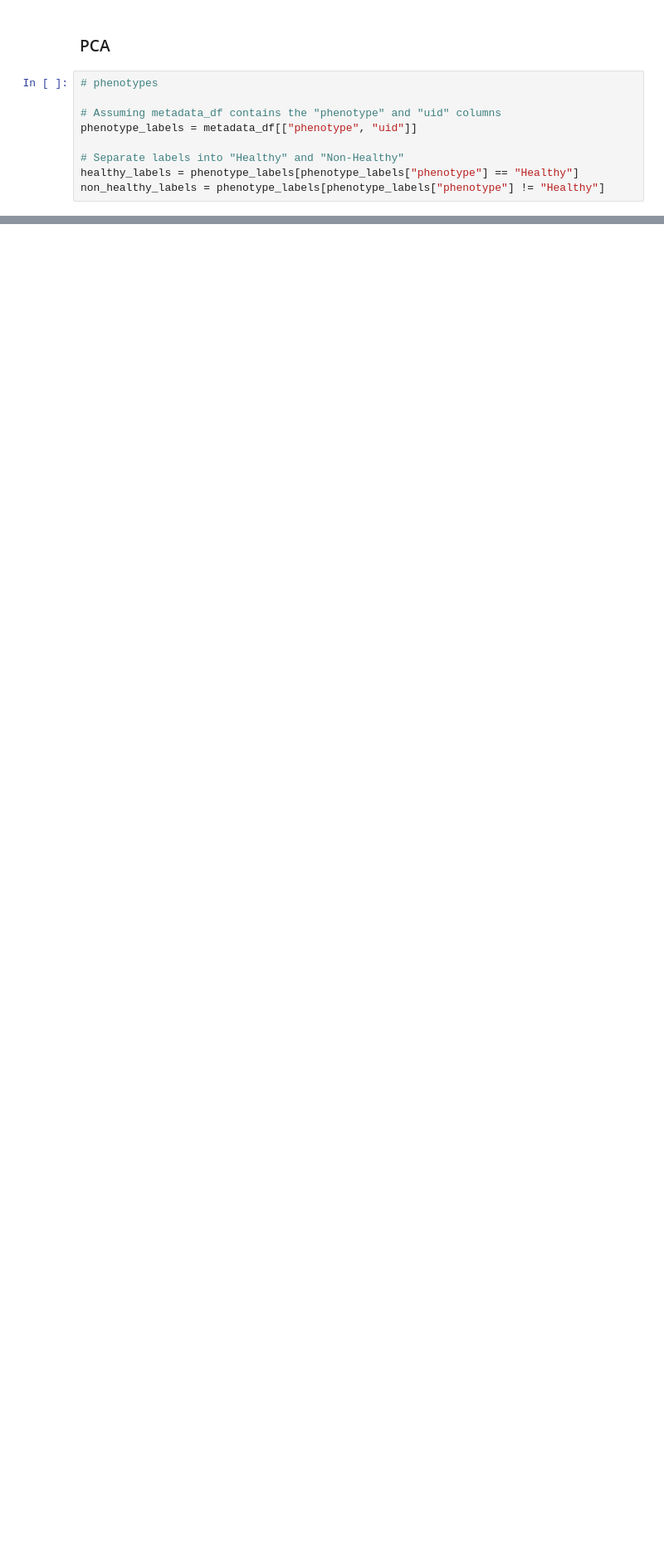
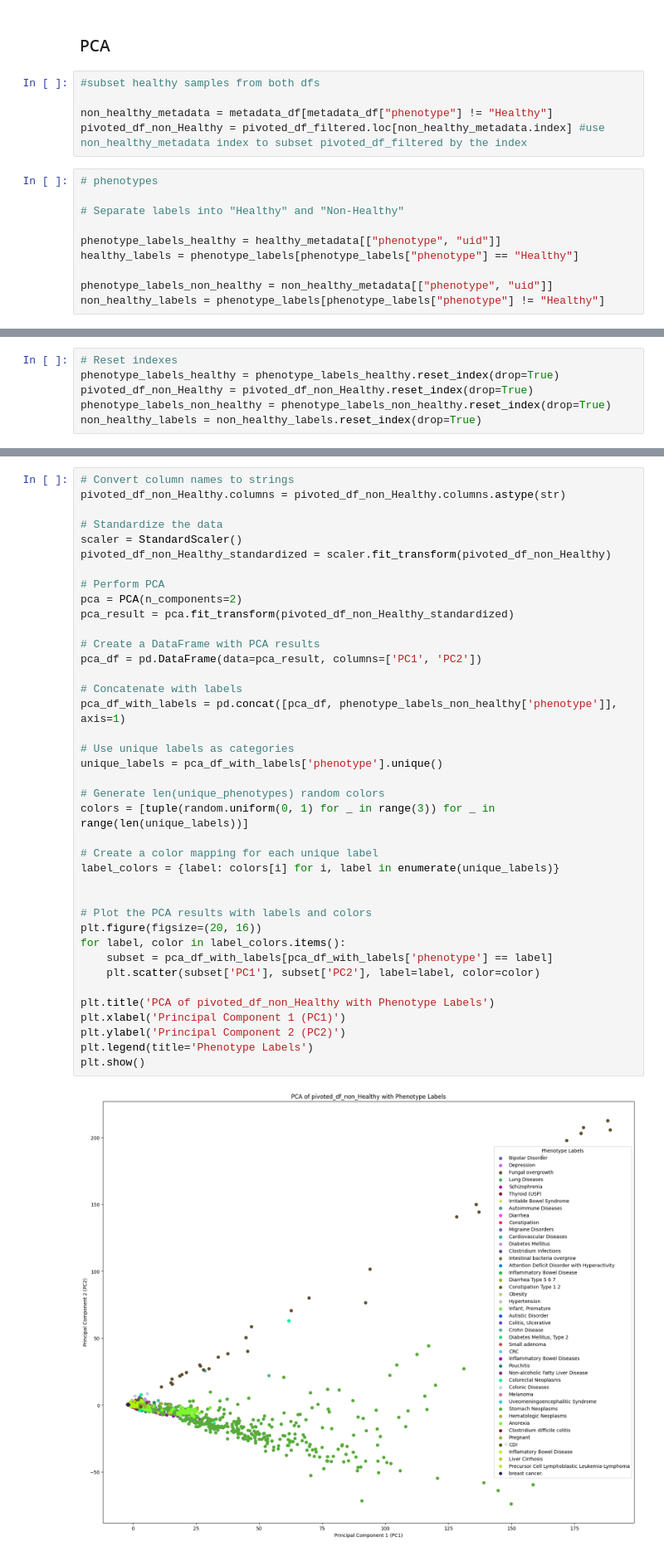
Before and after one commit to manuelgug/ML_disease_prediction_microbiome, a Jupyter notebook: MIcrobiome_x_Health_ML.ipynb, the cells around one changed output, grey strips where cells are left out. Shown at 83% size. Drawn from its saved outputs; the diff is of its cells as text; blank space fills up the shorter version.

```diff
--- a/MIcrobiome_x_Health_ML.ipynb
+++ b/MIcrobiome_x_Health_ML.ipynb
@@ -336,12 +271,18 @@ plt.show()
 [figure]
 # %% [markdown]
 ### PCA
+# %%
+#subset healthy samples from both dfs
+
+non_healthy_metadata = metadata_df[metadata_df["phenotype"] != "Healthy"]
+pivoted_df_non_Healthy = pivoted_df_filtered.loc[non_healthy_metadata.index] #use non_healthy_metadata index to subset pivoted_df_filtered by the index
 # %%
 # phenotypes
 
-# Assuming metadata_df contains the "phenotype" and "uid" columns
-phenotype_labels = metadata_df[["phenotype", "uid"]]
+# Separate labels into "Healthy" and "Non-Healthy"
 
-# Separate labels into "Healthy" and "Non-Healthy"
+phenotype_labels_healthy = healthy_metadata[["phenotype", "uid"]]
 healthy_labels = phenotype_labels[phenotype_labels["phenotype"] == "Healthy"]
+
+phenotype_labels_non_healthy = non_healthy_metadata[["phenotype", "uid"]]
 non_healthy_labels = phenotype_labels[phenotype_labels["phenotype"] != "Healthy"]
@@ -412,0 +289,6 @@ KeyError: 'Label'
+# %%
+# Reset indexes
+phenotype_labels_healthy = phenotype_labels_healthy.reset_index(drop=True)
+pivoted_df_non_Healthy = pivoted_df_non_Healthy.reset_index(drop=True)
+phenotype_labels_non_healthy = phenotype_labels_non_healthy.reset_index(drop=True)
+non_healthy_labels = non_healthy_labels.reset_index(drop=True)
@@ -412,0 +327,41 @@ KeyError: 'Label'
+# %%
+# Convert column names to strings
+pivoted_df_non_Healthy.columns = pivoted_df_non_Healthy.columns.astype(str)
+
+# Standardize the data
+scaler = StandardScaler()
+pivoted_df_non_Healthy_standardized = scaler.fit_transform(pivoted_df_non_Healthy)
+
+# Perform PCA
+pca = PCA(n_components=2)
+pca_result = pca.fit_transform(pivoted_df_non_Healthy_standardized)
+
+# Create a DataFrame with PCA results
+pca_df = pd.DataFrame(data=pca_result, columns=['PC1', 'PC2'])
+
+# Concatenate with labels
+pca_df_with_labels = pd.concat([pca_df, phenotype_labels_non_healthy['phenotype']], axis=1)
+
+# Use unique labels as categories
+unique_labels = pca_df_with_labels['phenotype'].unique()
+
+# Generate len(unique_phenotypes) random colors
+colors = [tuple(random.uniform(0, 1) for _ in range(3)) for _ in range(len(unique_labels))]
+
+# Create a color mapping for each unique label
+label_colors = {label: colors[i] for i, label in enumerate(unique_labels)}
+
+
+# Plot the PCA results with labels and colors
+plt.figure(figsize=(20, 16))
+for label, color in label_colors.items():
+    subset = pca_df_with_labels[pca_df_with_labels['phenotype'] == label]
+    plt.scatter(subset['PC1'], subset['PC2'], label=label, color=color)
+
+plt.title('PCA of pivoted_df_non_Healthy with Phenotype Labels')
+plt.xlabel('Principal Component 1 (PC1)')
+plt.ylabel('Principal Component 2 (PC2)')
+plt.legend(title='Phenotype Labels')
+plt.show()
+# %% [output]
+[figure, added]
```
Also changed, not shown: parts of 18 cells of this notebook.
